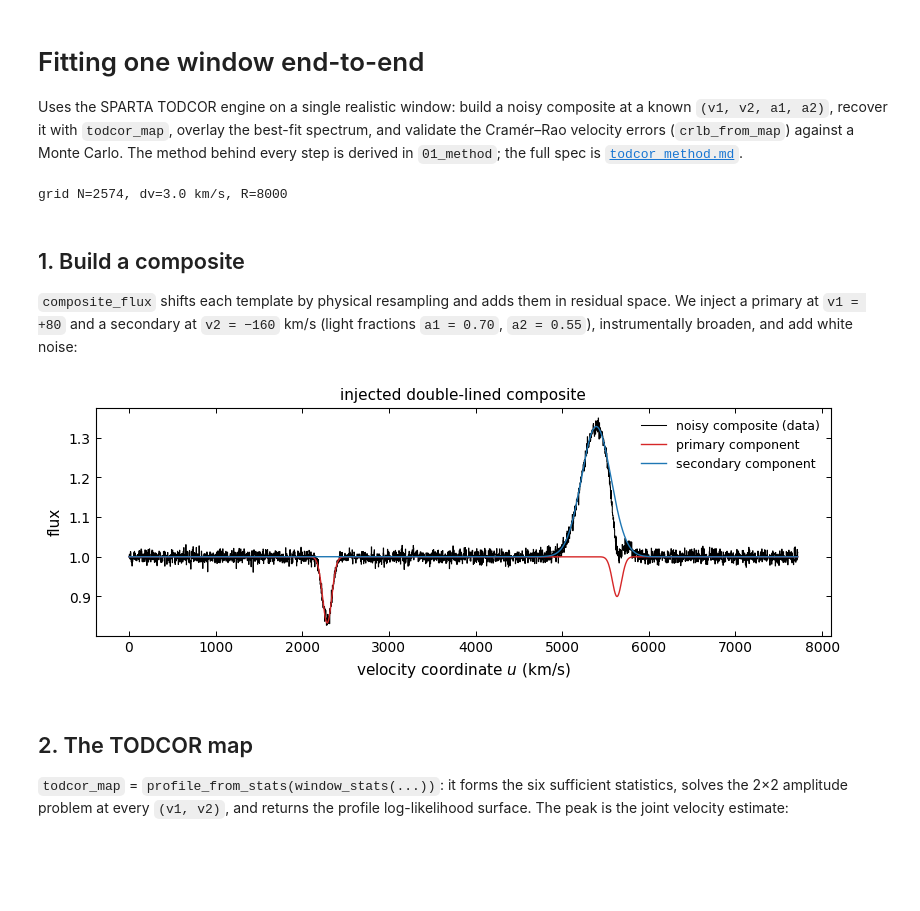
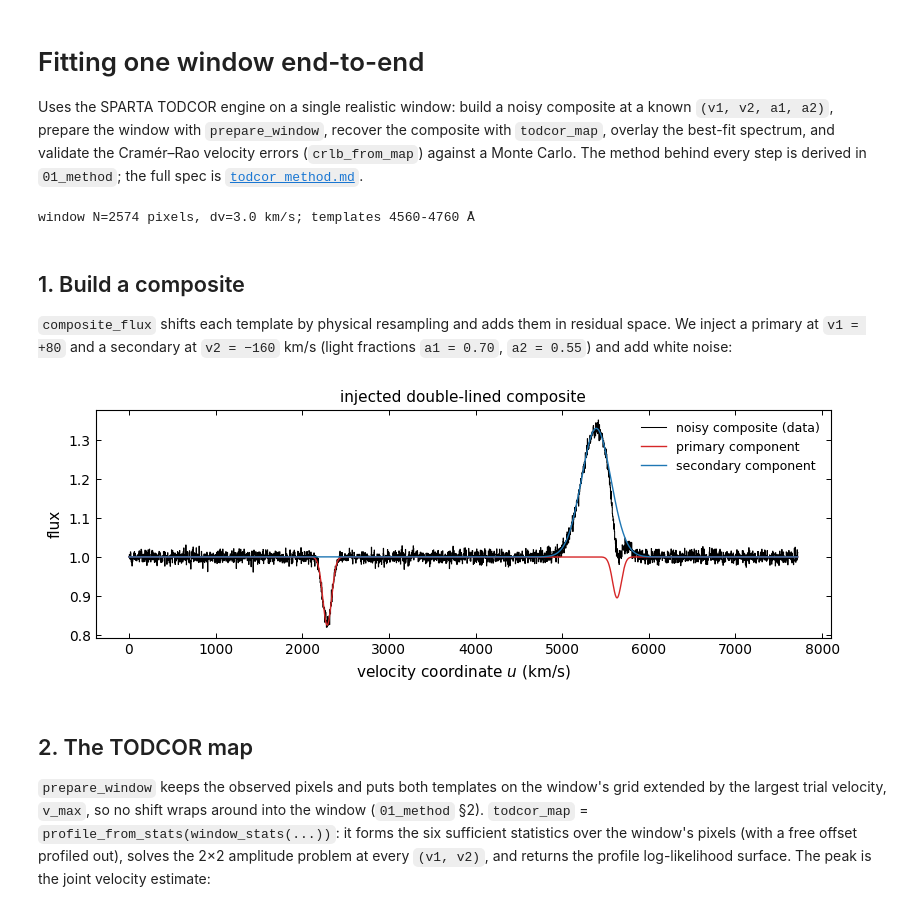
Before and after one commit to SPARTA-dev/SPARTA, a Jupyter notebook: examples/howto/todcor_detailed/02_single_window_fit.ipynb, the cells around one changed output. Saved outputs shown, nothing was run; the diff lists cells and outputs as text; code cells hidden in the pictures; blank space fills up the shorter version.

```diff
--- a/examples/howto/todcor_detailed/02_single_window_fit.ipynb
+++ b/examples/howto/todcor_detailed/02_single_window_fit.ipynb
@@ -1,18 +1,18 @@
 # %% [markdown]
 # Fitting one window end-to-end
 
-Uses the SPARTA TODCOR engine on a single realistic window: build a noisy
-composite at a known `(v1, v2, a1, a2)`, recover it with `todcor_map`, overlay the
-best-fit spectrum, and validate the Cramér–Rao velocity errors (`crlb_from_map`)
-against a Monte Carlo. The method behind every step is derived in `01_method`;
-the full spec is [`todcor_method.md`](../../../packages/todcor/docs/todcor_method.md).
+Uses the SPARTA TODCOR engine on a single realistic window: build a noisy composite at a known
+`(v1, v2, a1, a2)`, prepare the window with `prepare_window`, recover the composite with
+`todcor_map`, overlay the best-fit spectrum, and validate the Cramér–Rao velocity errors
+(`crlb_from_map`) against a Monte Carlo. The method behind every step is derived in
+`01_method`; the full spec is [`todcor_method.md`](../../../packages/todcor/docs/todcor_method.md).
 # %%
 %matplotlib inline
 import numpy as np
 import matplotlib.pyplot as plt
 
-# The TODCOR engine, its forward model, and the shared grid/FFT/broadening
-# primitives (re-exported from unicor.dsp) all live in one namespace.
+# The TODCOR engine, its forward model, and the shared grid/FFT primitives
+# (re-exported from unicor.dsp) all live in one namespace.
 import todcor as tf
 
 # The SPARTA figure style: data black steps, models red, one extra series
@@ -29,62 +29,53 @@ def gauss_line(wave, center, depth, fwhm_kms, emission=False):
     prof = depth * np.exp(-0.5 * ((wave - center) / sigma) ** 2)
     return 1.0 + prof if emission else 1.0 - prof
 
-# Uniform log-lambda grid (constant velocity step dv, km/s)
-lam_lo, lam_hi, dv = 4600.0, 4720.0, 3.0
-wave, u = tf.log_lambda_grid(lam_lo, lam_hi, dv)
-# Synthetic templates: an OB-like absorber (primary) and a broad WR-like emitter (secondary)
-tmpl1 = (wave, gauss_line(wave, 4634., 0.25, 120.) * gauss_line(wave, 4686., 0.15, 120.))
-tmpl2 = (wave, gauss_line(wave, 4686., 0.60, 400., emission=True))
+# Synthetic rest-frame templates, finely sampled (0.5 km/s) and wider than the window:
+# an OB-like absorber (primary) and a broad WR-like emitter (secondary)
+wave_t, _ = tf.log_lambda_grid(4560.0, 4760.0, 0.5)
+tmpl1 = (wave_t, gauss_line(wave_t, 4634., 0.25, 120.) * gauss_line(wave_t, 4686., 0.15, 120.))
+tmpl2 = (wave_t, gauss_line(wave_t, 4686., 0.60, 400., emission=True))
 
-# Instrumental resolving power
-R = 8000.0
-# Prepare a template: residual flux, instrumentally broadened, apodised
-def prep(tmpl):
-    g = tf.resample(tmpl[0], tmpl[1], wave) - 1.0
-    return tf.broaden_gaussian_residual(g, dv, C / R) * tf.tukey_window(len(g))
-# Prepare both templates: these residual spectra g1, g2 are the fit's inputs
-g1, g2 = prep(tmpl1), prep(tmpl2)
-print(f"grid N={len(wave)}, dv={dv} km/s, R={R:.0f}")
+# The observed window: a uniform log-lambda grid (constant velocity step dv, km/s)
+dv = 3.0
+wave, u = tf.log_lambda_grid(4600.0, 4720.0, dv)
+print(f"window N={len(wave)} pixels, dv={dv} km/s; templates {wave_t[0]:.0f}-{wave_t[-1]:.0f} Å")
 # %% [output]
-grid N=2574, dv=3.0 km/s, R=8000
+window N=2574 pixels, dv=3.0 km/s; templates 4560-4760 Å
 # %% [markdown]
 ## 1. Build a composite
 
-`composite_flux` shifts each template by physical resampling and adds them in
-residual space. We inject a primary at `v1 = +80` and a secondary at `v2 = −160`
-km/s (light fractions `a1 = 0.70`, `a2 = 0.55`), instrumentally broaden, and add
-white noise:
+`composite_flux` shifts each template by physical resampling and adds them in residual space.
+We inject a primary at `v1 = +80` and a secondary at `v2 = −160` km/s (light fractions
+`a1 = 0.70`, `a2 = 0.55`) and add white noise:
 # %%
 # Truth: velocities (km/s) and light fractions of the two components
 v1t, v2t, a1t, a2t = 80.0, -160.0, 0.70, 0.55
 sigma = 0.01
-# Noiseless composite: shift, scale and add the templates, then broaden
-comp = tf.broaden_gaussian_residual(
-    tf.composite_flux(wave, [tmpl1, tmpl2], [v1t, v2t], [a1t, a2t]) - 1.0, dv, C / R) + 1.0
-# Add white noise to make the data; for the fit, subtract the continuum and apodise
+# Noiseless composite: shift, scale and add the templates
+comp = tf.composite_flux(wave, [tmpl1, tmpl2], [v1t, v2t], [a1t, a2t])
+# Add white noise to make the data
 rng = np.random.default_rng(0)
 data = comp + rng.normal(0, sigma, len(comp))
-data_g = (data - 1.0) * tf.tukey_window(len(data))
 
 # Plot the noisy data with the two injected components
 fig, ax = plt.subplots(figsize=(8, 3.0))
 plot_data(ax, u, data, label="noisy composite (data)")
-plot_model(ax, u, 1 + a1t*(tf.model_flux(wave, dv, g1, g1*0, v1t, 0, 1, 0) - 1), lw=1,
-           label="primary component")
-plot_extra(ax, u, 1 + a2t*(tf.model_flux(wave, dv, g2*0, g2, 0, v2t, 0, 1) - 1),
-           label="secondary component")
+plot_model(ax, u, tf.composite_flux(wave, [tmpl1], [v1t], [a1t]), lw=1, label="primary component")
+plot_extra(ax, u, tf.composite_flux(wave, [tmpl2], [v2t], [a2t]), label="secondary component")
 ax.set_xlabel("velocity coordinate $u$ (km/s)"); ax.set_ylabel("flux")
 ax.set_title("injected double-lined composite"); ax.legend()
 plt.show()
 # %% [output]
-[figure, old version]
+[figure, new version]
 # %% [markdown]
 ## 2. The TODCOR map
 
-`todcor_map` = `profile_from_stats(window_stats(...))`: it forms the six
-sufficient statistics, solves the 2×2 amplitude problem at every `(v1, v2)`, and
-returns the profile log-likelihood surface. The peak is the joint velocity
-estimate:
+`prepare_window` keeps the observed pixels and puts both templates on the window's grid extended
+by the largest trial velocity, `v_max`, so no shift wraps around into the window (`01_method`
+§2). `todcor_map` = `profile_from_stats(window_stats(...))`: it forms the six sufficient
+statistics over the window's pixels (with a free offset profiled out), solves the 2×2 amplitude
+problem at every `(v1, v2)`, and returns the profile log-likelihood surface. The peak is the
+joint velocity estimate:
 # %%
 # Trial velocity grids (km/s)
 v1g = np.arange(-300, 301, 3.0)
```
Also changed, not shown: parts of 8 cells of this notebook, 35 other files.
